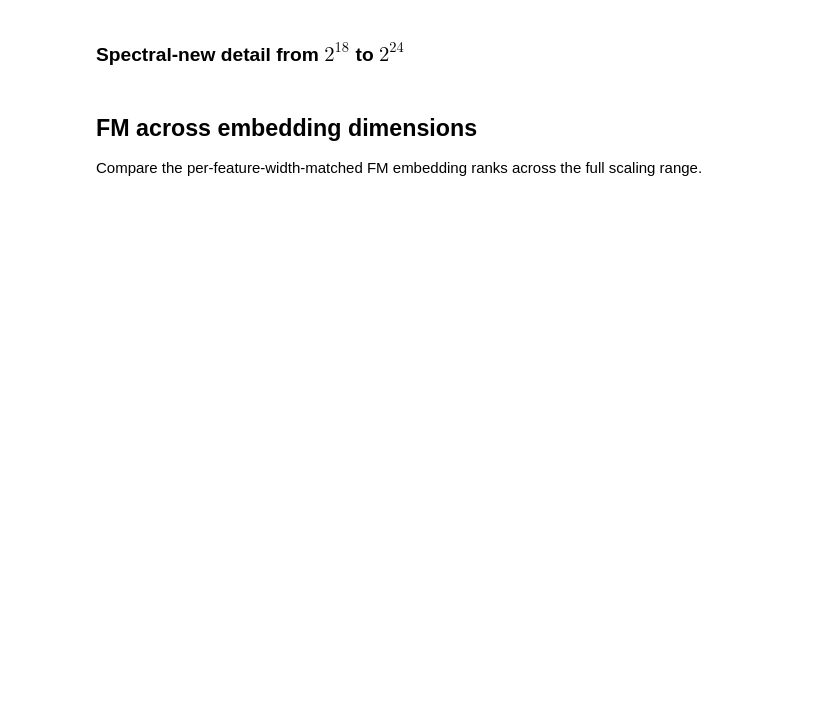
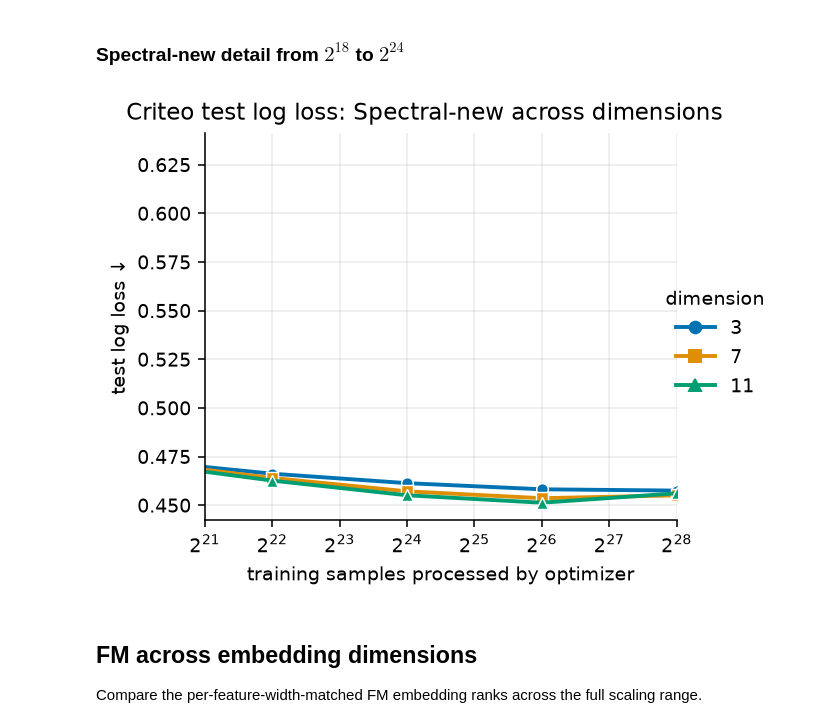
Before and after one commit to alexshtf/spectral_neuron_paper, a Jupyter notebook: notebooks/criteo_scaling.ipynb, the cells around one changed output. Saved outputs shown, nothing was run; the diff lists cells and outputs as text; code cells hidden in the pictures; blank space fills up the shorter version.

```diff
--- a/notebooks/criteo_scaling.ipynb
+++ b/notebooks/criteo_scaling.ipynb
@@ -86,10 +110,12 @@ plot_criteo_spectral_dimensions(
 # %%
 plot_criteo_spectral_dimensions(
     selected,
     "spectral-new",
     metric=metric,
-    xlim=(2**18, 2**24),
+    xlim=(2**21, 2**28),
 );
+# %% [output]
+[figure, added]
 # %% [markdown]
 ## FM across embedding dimensions
 
```
Also changed, not shown: parts of 7 cells of this notebook.
